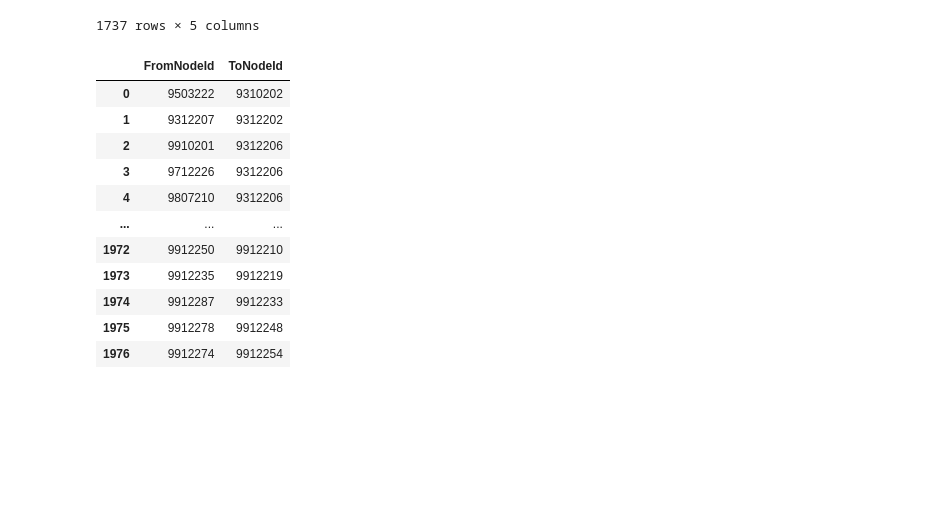
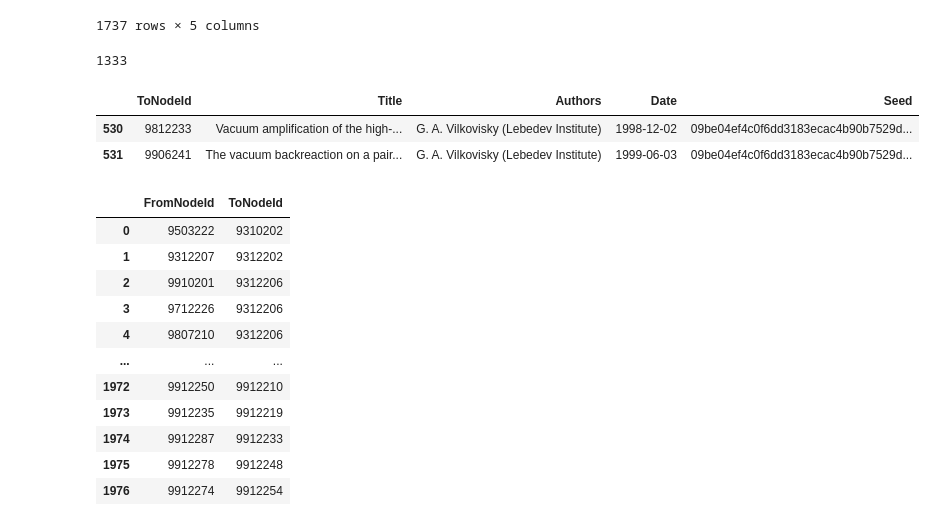
Before and after one commit to matteo-Donofrio-unipi/Master_Degree_Thesis, a Jupyter notebook: IOTA Dataset to load.ipynb, the cells around one changed output. Drawn from its saved outputs; the diff is of its cells as text; code cells hidden in the pictures; blank space fills up the shorter version.

```diff
--- a/IOTA Dataset to load.ipynb
+++ b/IOTA Dataset to load.ipynb
@@ -20,6 +20,16 @@ paperId_and_info_and_date_Seed
 | 1735 | 9707223 | Gaugino Condensation, Moduli Pote... | Zygmunt Lalak and Steven Thomas | 1997-07-02 | 9f66b6f46a9adaebd9f69738418dbea1b... |
 | 1736 | 9912206 | Target-Space Duality in Heterotic... | Zygmunt Lalak, St\'ephane Lavigna... | 1999-12-01 | 4f87f9eeb28a85ea5560d0b6b8f367638... |
 1737 rows × 5 columns
+# %%
+len(paperId_and_info_and_date_Seed.Seed.unique())
+# %% [output]
+1333
+# %%
+paperId_and_info_and_date_Seed[paperId_and_info_and_date_Seed['Seed']=='09be04ef4c0f6dd3183ecac4b90b7529d671ff6f9ae7a1f31369448a049b7dcf']
+# %% [output]
+|  | ToNodeId | Title | Authors | Date | Seed |
+| 530 | 9812233 | Vacuum amplification of the high-... | G. A. Vilkovisky (Lebedev Institute) | 1998-12-02 | 09be04ef4c0f6dd3183ecac4b90b7529d... |
+| 531 | 9906241 | The vacuum backreaction on a pair... | G. A. Vilkovisky (Lebedev Institute) | 1999-06-03 | 09be04ef4c0f6dd3183ecac4b90b7529d... |
 # %%
 citations_with_data= pd.read_csv('citations(hep-th)_with_Data.csv')
 citations_with_data
```
Also changed, not shown: parts of 12 cells of this notebook, 2 other files.
